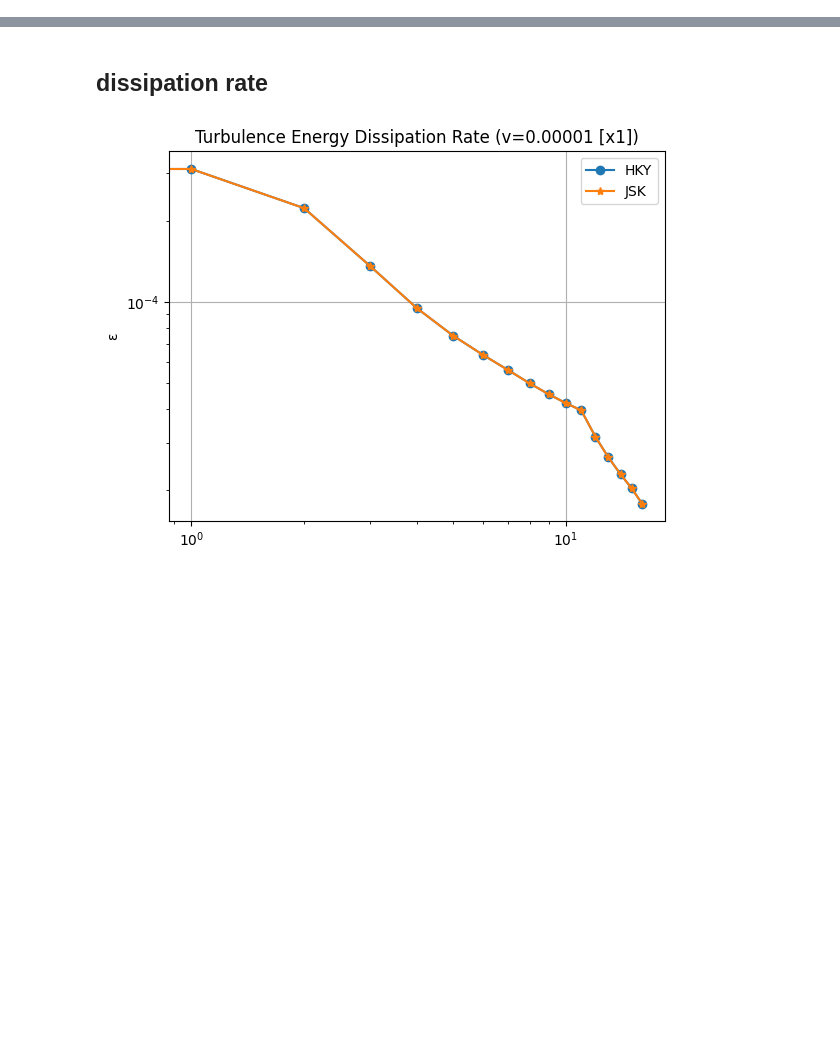
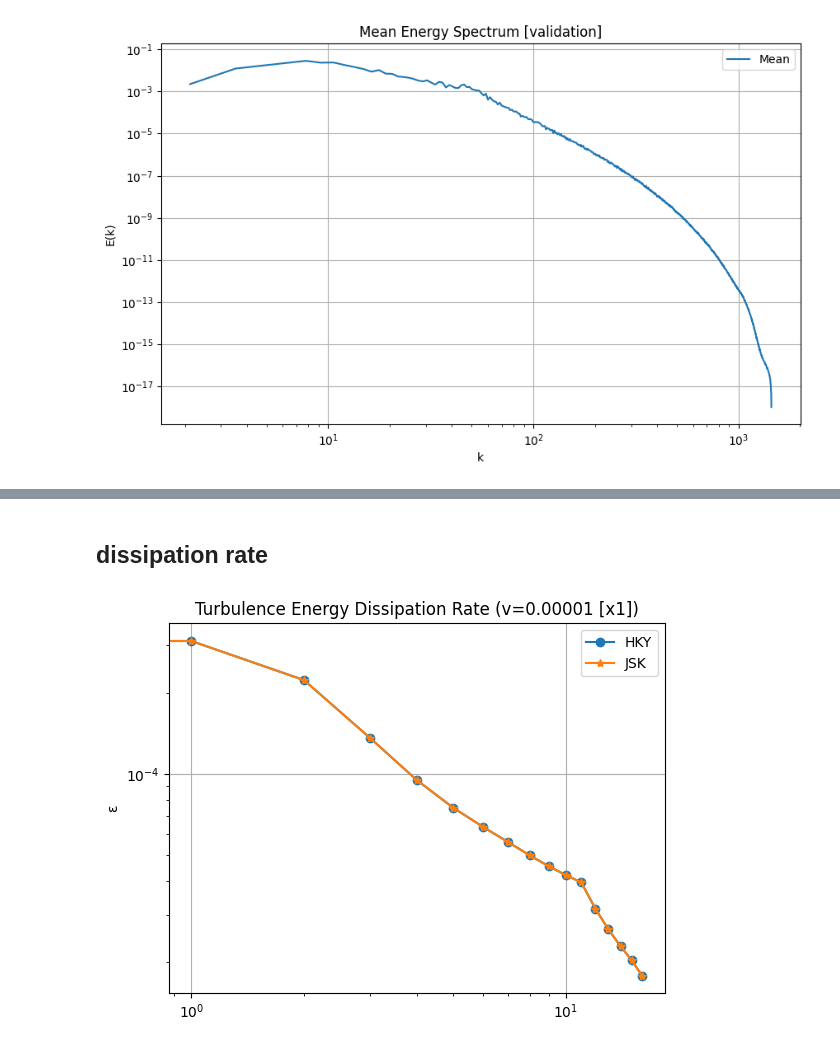
Before and after one commit to red1ithink/EnergySpectrum, a Jupyter notebook: spectrum.ipynb, the cells around one changed output, grey strips where cells are left out. Drawn from its saved outputs; the diff is of its cells as text; code cells hidden in the pictures; blank space fills up the shorter version.

```diff
--- a/spectrum.ipynb
+++ b/spectrum.ipynb
@@ -30,0 +41,22 @@ for files, title in zip(files_list, titles):
+# %%
+all_ek = []
+
+for file in files5:
+    k, e_k = get_ek(file)
+    e_k = e_k[1:]
+    all_ek.append(e_k)
+
+k = k[1:]
+all_ek = np.array(all_ek)
+mean_ek = np.mean(all_ek, axis=0)
+# %%
+plt.figure(figsize=(10, 6))
+plt.loglog(k, mean_ek, label="Mean")
+plt.xlabel("k")
+plt.ylabel("E(k)")
+plt.title("Mean Energy Spectrum [validation]")
+plt.legend()
+plt.grid(True)
+plt.show()
+# %% [output]
+[figure, added]
```
Also changed, not shown: parts of 4 cells of this notebook, 9 other files.
